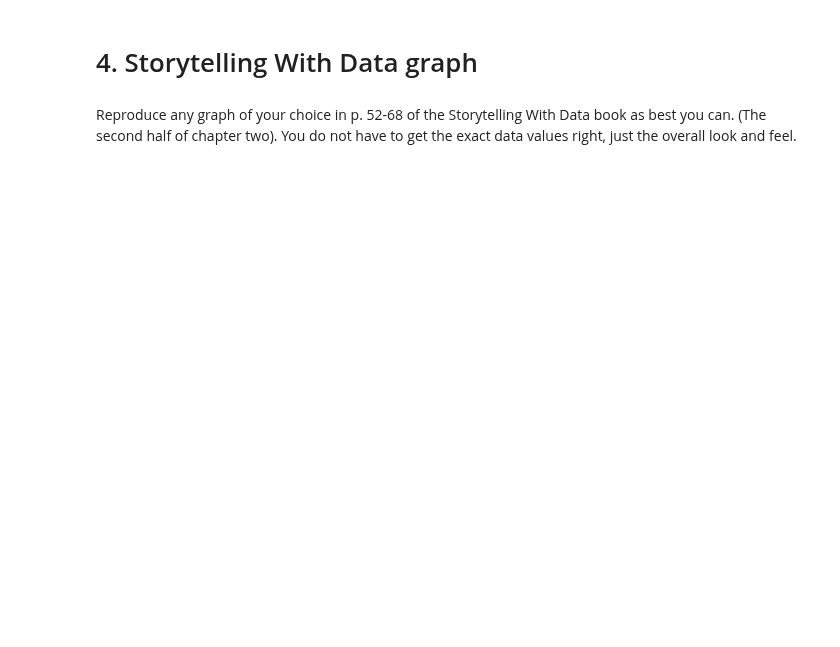
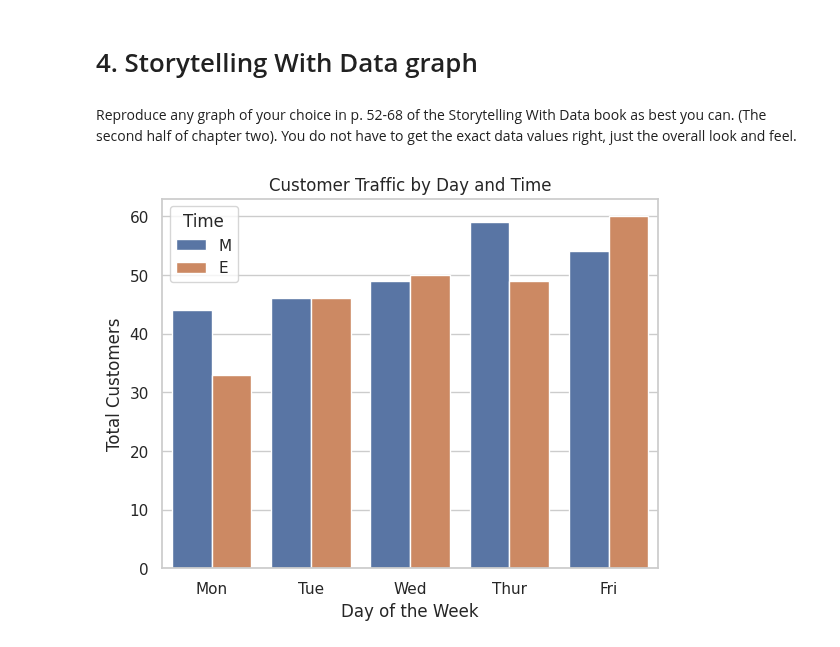
Before and after one commit to andre-bu-gitdev/O2_AI_for_Leaders_dx699, a Jupyter notebook: Week4.ipynb, the cells around one changed output. Saved outputs shown, nothing was run; the diff lists cells and outputs as text; code cells hidden in the pictures; blank space fills up the shorter version.

```diff
--- a/Week4.ipynb
+++ b/Week4.ipynb
@@ -63,3 +104,26 @@ This week, you will do the same types of exercises as last week, but you should
 # 4. Storytelling With Data graph
 # %% [markdown]
 Reproduce any graph of your choice in p. 52-68 of the Storytelling With Data book as best you can.  (The second half of chapter two).  You do not have to get the exact data values right, just the overall look and feel.
+# %%
+
+df = pd.DataFrame({
+    'Day': ['Mon', 'Tue', 'Wed', 'Thur', 'Fri', 'Mon', 'Tue', 'Wed', 'Thur', 'Fri'],
+    'Customers': [44, 46, 49, 59, 54, 33, 46, 50, 49, 60],
+    'Time': ['M', 'M', 'M', 'M', 'M', 'E', 'E', 'E', 'E', 'E']
+})
+
+# Set seaborn plotting aesthetics (optional)
+sns.set(style='whitegrid')
+
+# Create the grouped bar chart
+sns.barplot(x='Day', y='Customers', hue='Time', data=df)
+
+# Add plot title and labels
+plt.title('Customer Traffic by Day and Time')
+plt.xlabel('Day of the Week')
+plt.ylabel('Total Customers')
+
+# Display the plot
+plt.show()
+# %% [output]
+[figure, added]
```
Also changed, not shown: parts of 4 cells of this notebook.
